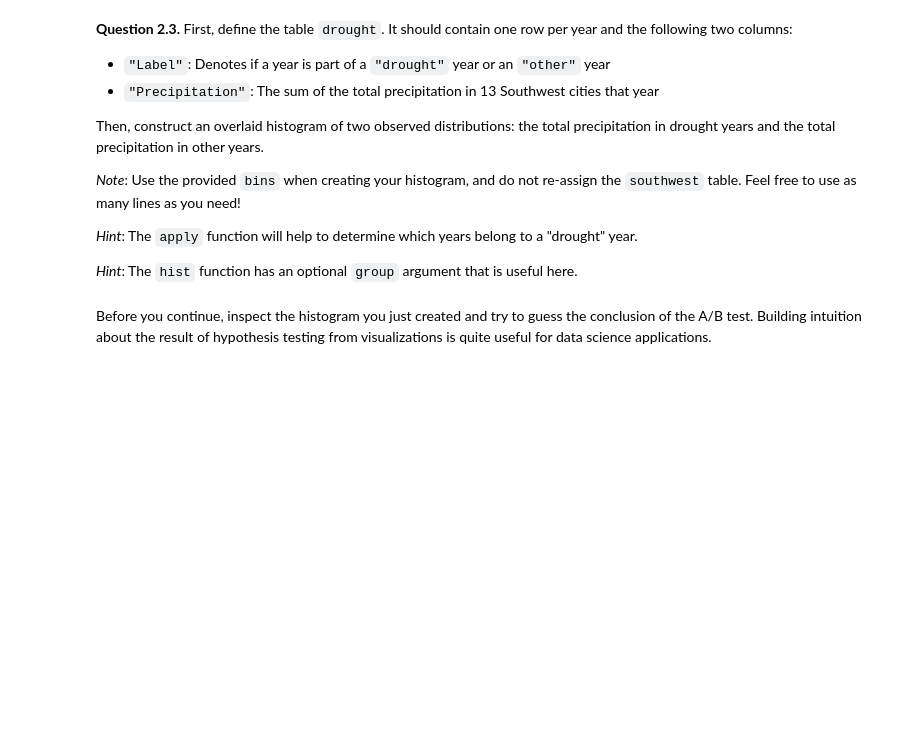
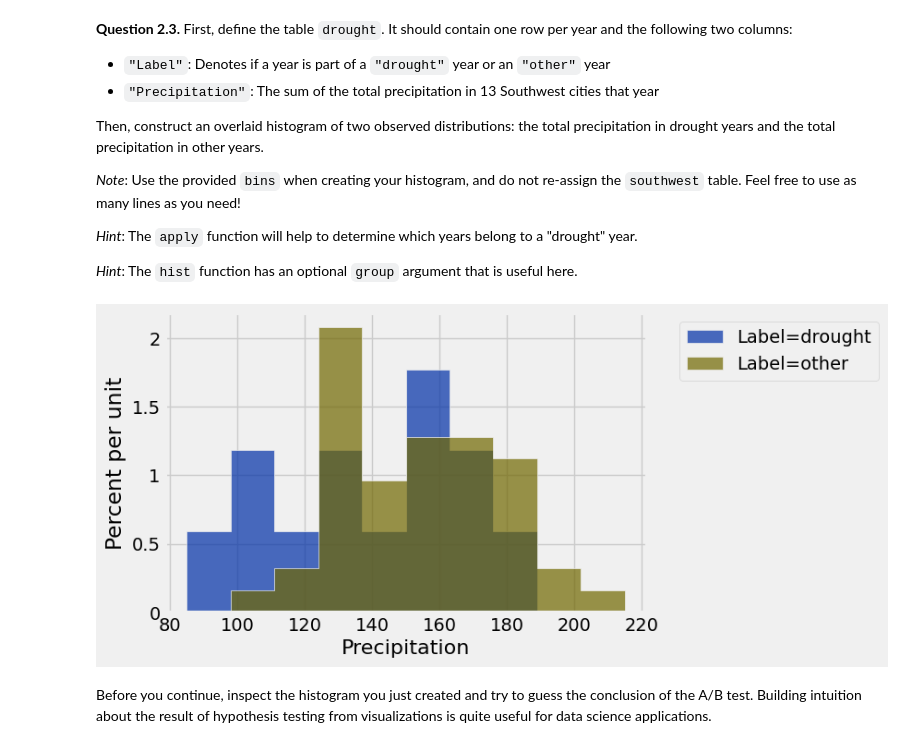
Before and after one commit to ivanduero1/broken_computer_arc, a Jupyter notebook: project2/project2.ipynb, the cells around one changed output. Saved outputs shown, nothing was run; the diff lists cells and outputs as text; code cells hidden in the pictures; blank space fills up the shorter version.

```diff
--- a/project2/project2.ipynb
+++ b/project2/project2.ipynb
@@ -371,5 +496,5 @@ southwest.show(5)
 
 *Hint:* Use the `group` function.
 # %%
-totals = ...
+totals = southwest.group("Year", np.sum).drop("City sum").relabeled("Total Precipitation sum", "Precipitation")
 totals
@@ -424,8 +567,10 @@ Then, construct an overlaid histogram of two observed distributions: the total p
 *Hint*: The `hist` function has an optional `group` argument that is useful here.
 # %%
 bins = np.arange(85, 215+1, 13)
-drought = ...
-...
+drought = totals.with_column('Label', totals.apply(drought_label, 'Year'))
+drought.hist('Precipitation', group='Label', bins=bins)
+# %% [output]
+[figure, added]
 # %% [markdown]
 <!-- END QUESTION -->
 
```
Also changed, not shown: parts of 43 cells of this notebook, 2 other files.
